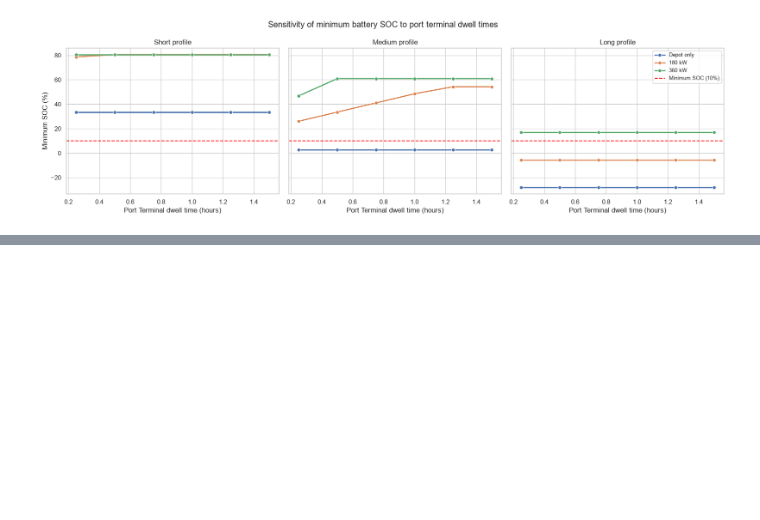
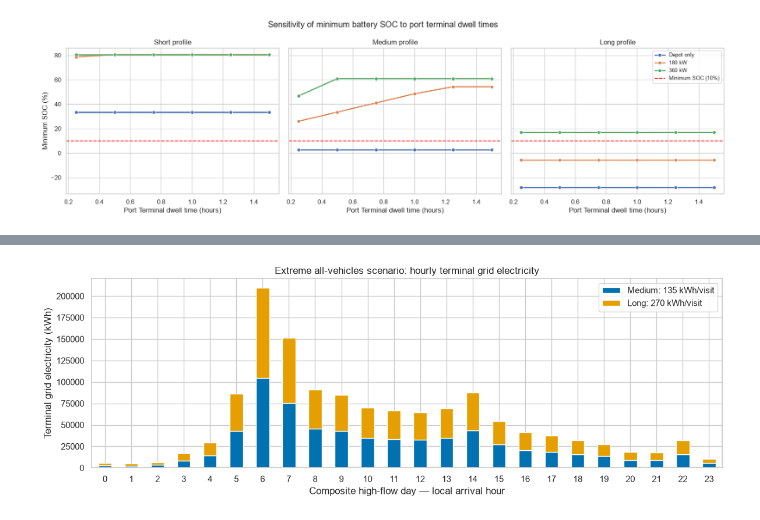
Before and after one commit to sandrazhu21/-TIL6022-TIL-Python-Programming-Group-21, a Jupyter notebook: Final_code.ipynb, the cells around one changed output, grey strips where cells are left out. Drawn from its saved outputs; the diff is of its cells as text; code cells hidden in the pictures; blank space fills up the shorter version.

```diff
--- a/Final_code.ipynb
+++ b/Final_code.ipynb
@@ -996,0 +1109,22 @@ Maximum Speed Hour:     22:00 (197 veh/h) | Speed: 110.5 km/h | Energy Factor: 1
+# %%
+# Stack only Medium and Long electricity; Short visits contribute zero terminal kWh.
+energy_plot = hourly_terminal_demand.set_index("hour")[[
+    "medium_terminal_kwh", "long_terminal_kwh"
+]].rename(columns={
+    "medium_terminal_kwh": "Medium: 135 kWh/visit",
+    "long_terminal_kwh": "Long: 270 kWh/visit",
+})
+ax = energy_plot.plot(
+    kind="bar", stacked=True, figsize=(12, 4.3),
+    color=["#0072b2", "#e69f00"], rot=0,
+)
+ax.set_title("Extreme all-vehicles scenario: hourly terminal grid electricity")
+ax.set_xlabel("Composite high-flow day — local arrival hour")
+ax.set_ylabel("Terminal grid electricity (kWh)")
+ax.ticklabel_format(axis="y", style="plain", useOffset=False)
+ax.legend()
+ax.figure.tight_layout()
+plt.show()
+fig.savefig(out/f"{parameter_name}_extreme_scenario_hourly_term_grid_electricity.png", dpi=300, bbox_inches="tight")
+# %% [output]
+[figure, added]
```
Also changed, not shown: parts of 7 cells of this notebook.
